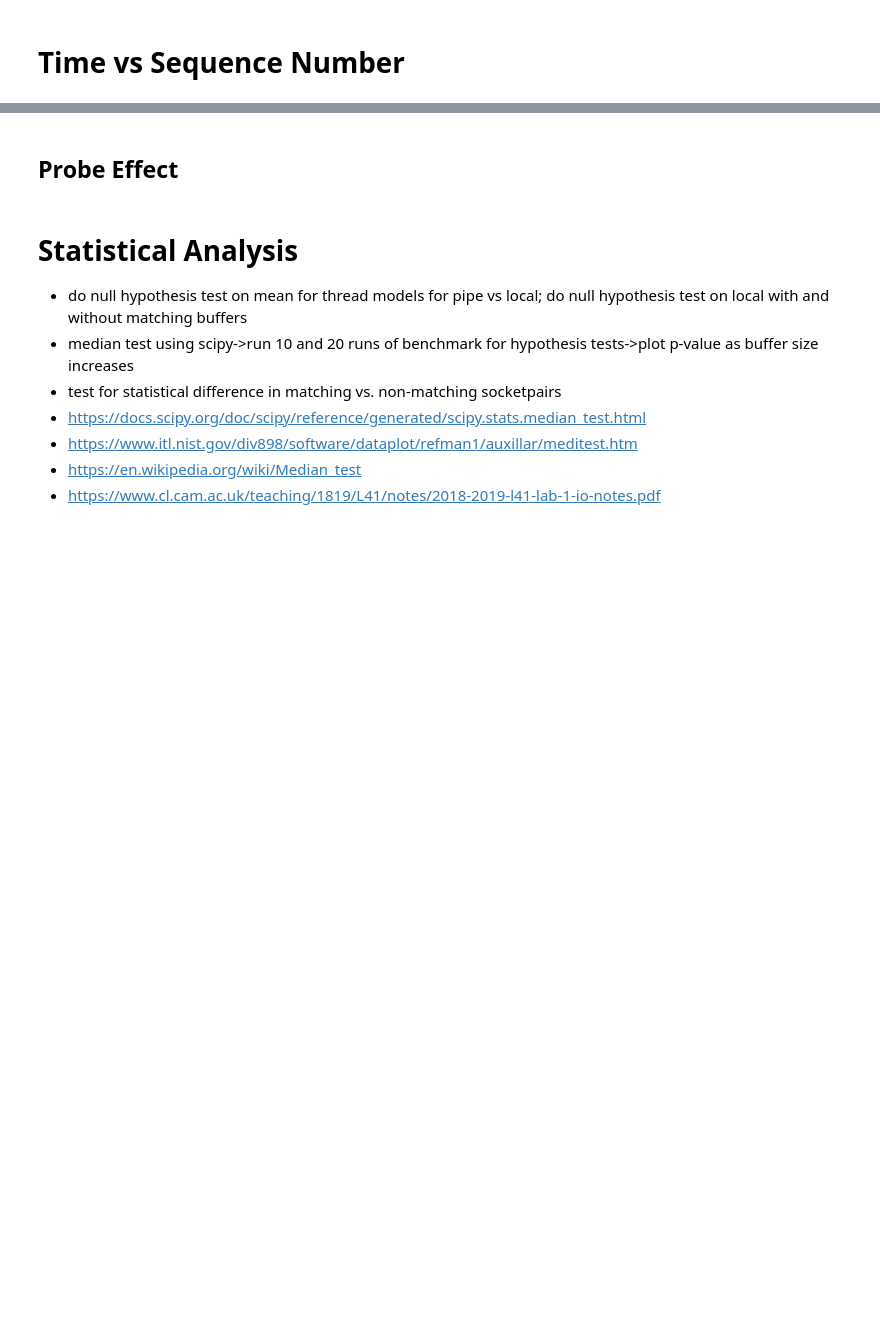
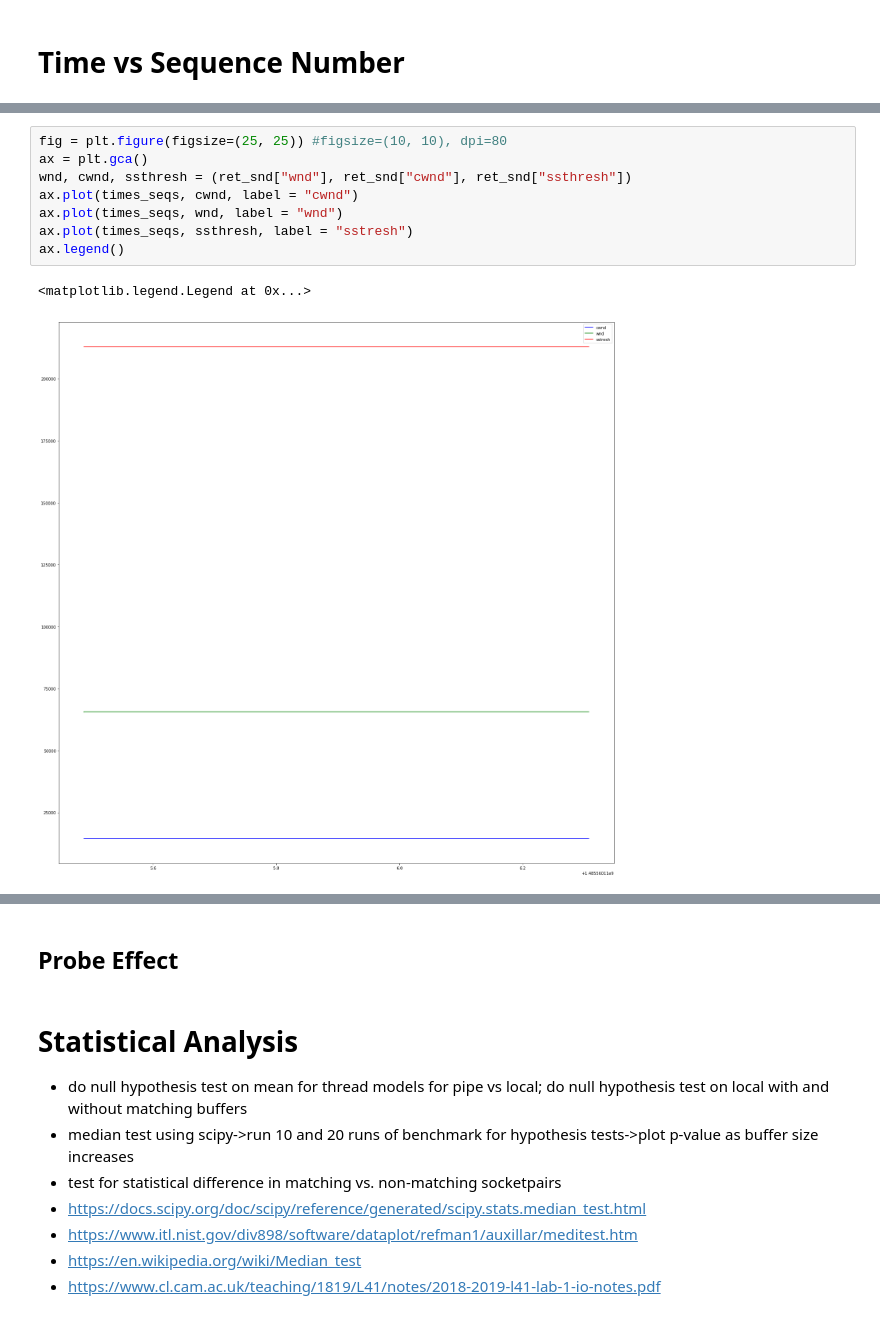
Before and after one commit to Michael137/os, a Jupyter notebook: l41-labs/lab3/lab3.ipynb, the cells around one changed output, grey strips where cells are left out. Drawn from its saved outputs; the diff is of its cells as text; blank space fills up the shorter version.

```diff
--- a/l41-labs/lab3/lab3.ipynb
+++ b/l41-labs/lab3/lab3.ipynb
@@ -642,3 +657,14 @@ ax.scatter(times_acks, acks, s = 0.1, marker="x", label = "acks")
+# %%
+fig = plt.figure(figsize=(25, 25)) #figsize=(10, 10), dpi=80
+ax = plt.gca()
+wnd, cwnd, ssthresh = (ret_snd["wnd"], ret_snd["cwnd"], ret_snd["ssthresh"])
+ax.plot(times_seqs, cwnd, label = "cwnd")
+ax.plot(times_seqs, wnd, label = "wnd")
+ax.plot(times_seqs, ssthresh, label = "sstresh")
+ax.legend()
+# %% [output]
+<matplotlib.legend.Legend at 0x...>
+[figure, added]
 # %%
 len(list(set(seqs) - set(acks)))
 # %% [output]
```
Also changed, not shown: parts of 6 cells of this notebook, 4 other files.
